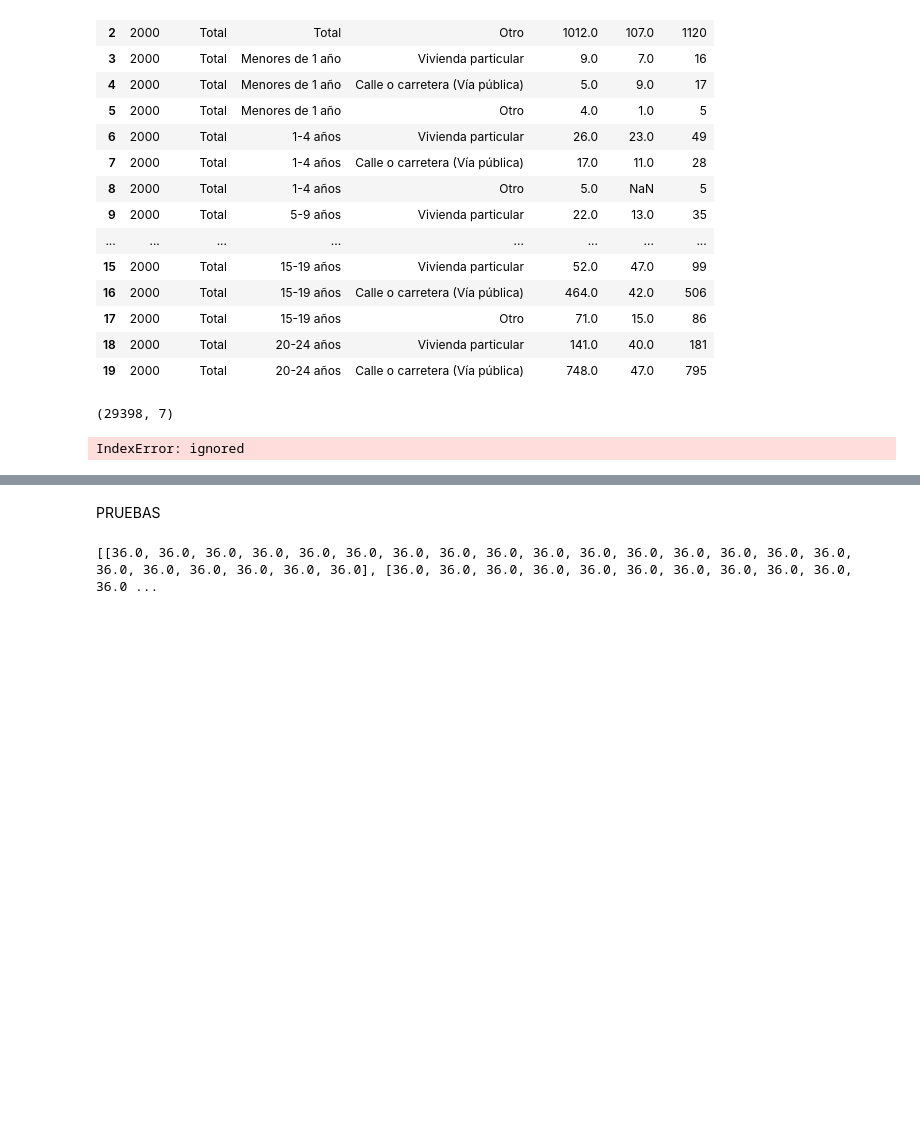
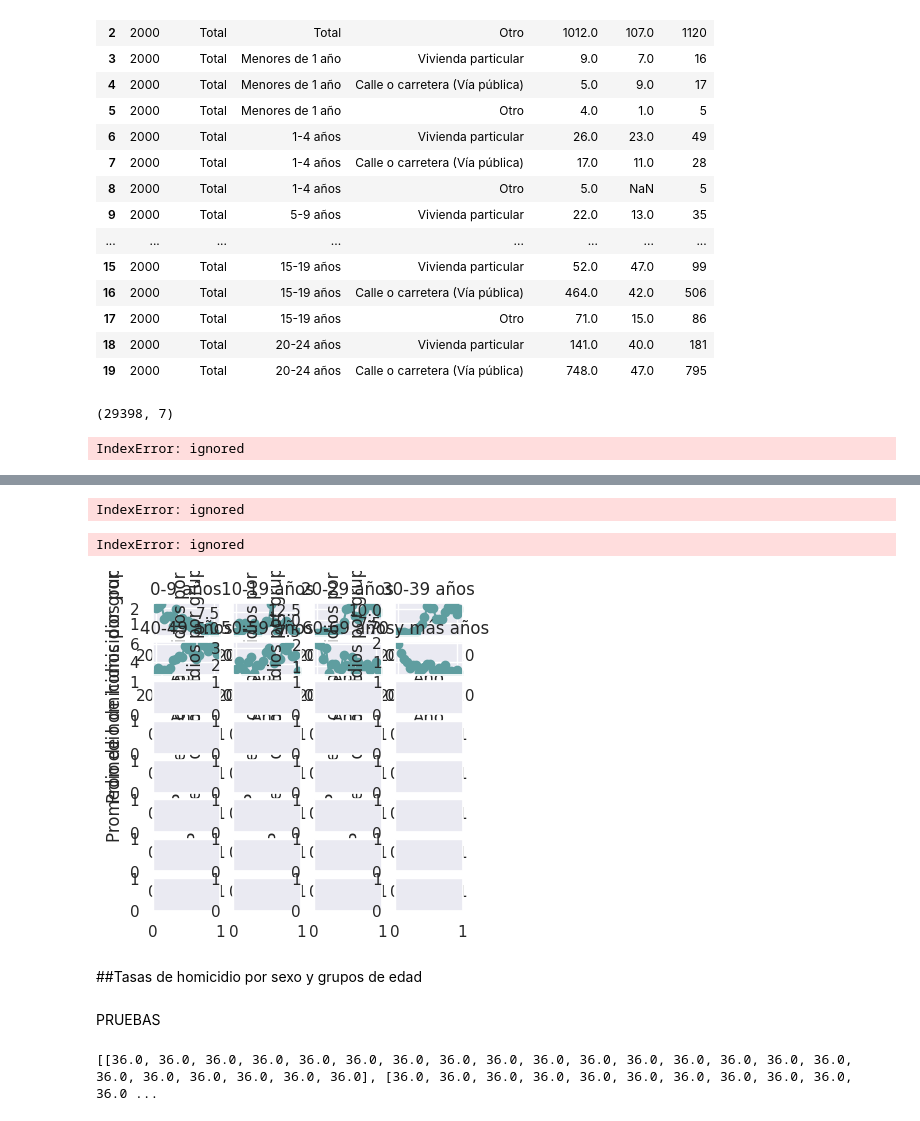
Before and after one commit to FreMeli/ASE_1, a Jupyter notebook: Lugar_Edo_Sex.ipynb, the cells around one changed output, grey strips where cells are left out. Cells and saved outputs as stored; diff of their text form; code cells hidden in the pictures; blank space fills up the shorter version.

```diff
--- a/Lugar_Edo_Sex.ipynb
+++ b/Lugar_Edo_Sex.ipynb
@@ -366,0 +371,4 @@ IndexError: ignored
+# %%
+df_Grupos=pd.read_excel(io.BytesIO(upload["Gupos_edad_INEGI_LUGAR_EDAD.xls"]), header=0)
+#df que junta homicidios y la población total
+df_Grupos
@@ -366,0 +389,3 @@ IndexError: ignored
+# %%
+edades = ["0-9 años", "10-19 años", "20-29 años", "30-39 años", "40-49 años", "50-59 años", "60-69 años",
+          "70 y más años"]
@@ -367,3 +510,68 @@ IndexError: ignored
+# %%
+#OTRO
+
+temp_Edad_Mu_o=[]
+temp_Edad_Ho_o=[]
+h_o=[]#hombres
+m_o=[]#mujeres
+j=0
+p=0
+c=0
+
+for edad in range(0, 8,1):
+  for i in range(0,len(df_Homicidio)-33,33):
+  #if (df_Grupos.iloc[i]['LUGAR']=="Vivienda particular") and (df_Grupos.iloc[i]['GRUPO_EDAD']==edades[edad])and(c<22):
+      #h_o.append((df_Grupos.iloc[i]['HOMBRES']/float(df_Homicidio.iloc[j]['Hombre']))*100)
+      #m_o.append(((df_Grupos.iloc[i]['MUJERES'])/float(df_Homicidio.iloc[j]['Mujer']))*100)
+    h_o.append((((df_Homicidio.iloc[i]['Hombre']-(resultados_H_C[j]+resultados_H_v[j])))/float(df_Homicidio.iloc[i]['Hombre']))*100)
+    m_o.append((((df_Homicidio.iloc[i]['Mujer']-(resultados_M_C[j]+resultados_M_v[j])))/float(df_Homicidio.iloc[i]['Mujer']))*100)
+    #p=p+1
+    #j=j+33
+    #c=c+1
+    j=j+1
+  p=0
+  temp_Edad_Mu_o.append(m_o)
+  temp_Edad_Ho_o.append(h_o)
+  m_o=[]
+  h_o=[]
+  #j=0
+  #c=0
+# %% [output]
+IndexError: ignored
+# %%
+years=list(range(2000, 2022))
+# lista de los nombres de los 32 estados de la república mexicana
+#states = ['Aguascalientes', 'Baja California', 'Baja California Sur', 'Campeche', 'Chiapas', 'Chihuahua', 'Ciudad de México', 'Coahuila', 'Colima', 'Durango', 'Guanajuato', 'Guerrero', 'Hidalgo', 'Jalisco', 'México', 'Michoacán', 'Morelos', 'Nayarit', 'Nuevo León', 'Oaxaca', 'Puebla', 'Querétaro', 'Quintana Roo', 'San Luis Potosí', 'Sinaloa', 'Sonora', 'Tabasco', 'Tamaulipas', 'Tlaxcala', 'Veracruz', 'Yucatán', 'Zacatecas']
+# crear una figura y un conjunto de subtramas para cada estado
+fig, axes = plt.subplots(nrows=8, ncols=4, figsize=(4, 4))
+# iterar sobre cada subtrama y graficar las tasas de homicidio para cada estado
+for i, ax in enumerate(axes.flatten()):
+    # obtener las tasas de homicidio para el estado actual
+    state_homicides = temp_Edad_Mu[i]
+
+    # crear una lista de años desde 2000 hasta 2021
+    years = [year for year in range(2000, 2022)]
+
+    # graficar las tasas de homicidio en función de los años
+    ax.plot(years, state_homicides, color='#5F9EA0', marker='o')
+
+    # establecer el título de la subtrama como el nombre del estado
+    ax.set_title(edades[i])
+
+    # establecer las etiquetas de los ejes
+    ax.set_xlabel("Año")
+    ax.set_ylabel("Promedio de homicidios por grupos de edad")
+
+# ajustar el espaciado entre las subtramas
+plt.tight_layout()
+
+# mostrar el gráfico
+plt.show()
+# %% [output]
+IndexError: ignored
+[figure, added]
+# %% [markdown]
+##Tasas de homicidio por sexo y grupos de edad
 # %% [markdown]
 PRUEBAS
 # %%
```
Also changed, not shown: parts of 13 cells of this notebook.
